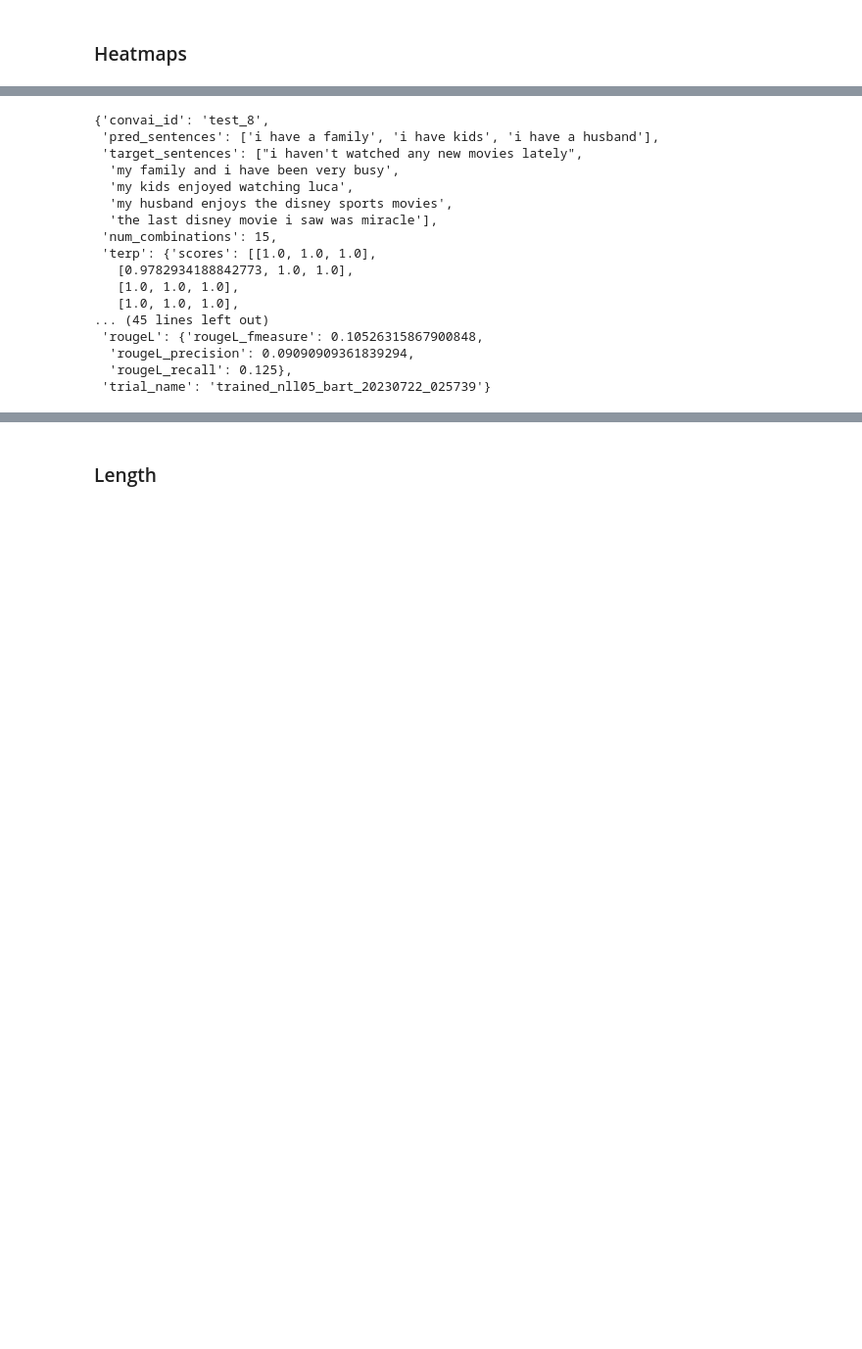
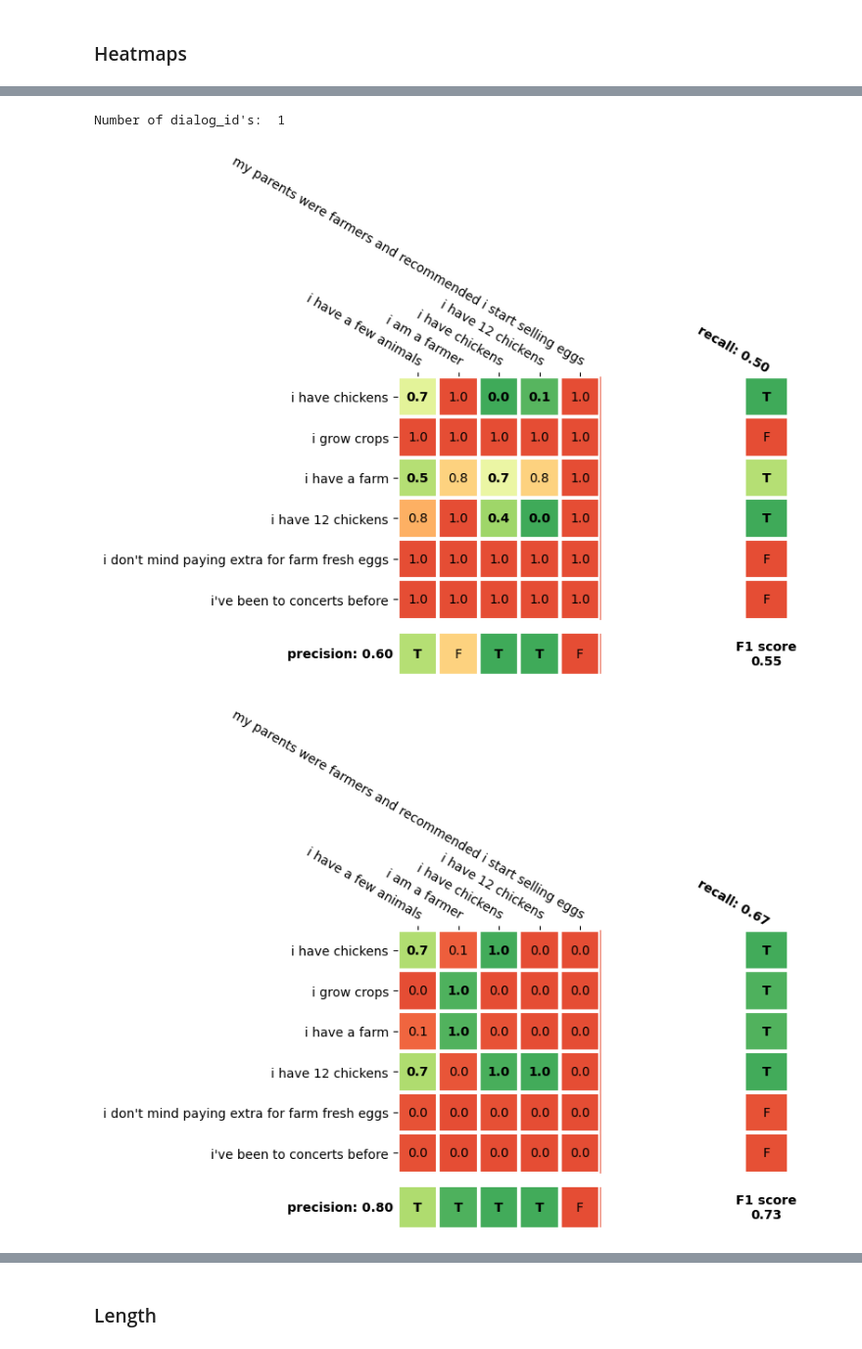
Before and after one commit to FrankVerhoef/pex, a Jupyter notebook: notebooks/analyse_bart_summary_eval.ipynb, the cells around one changed output, grey strips where cells are left out. Shown at 98% size. Cells and saved outputs as stored; diff of their text form; code cells hidden in the pictures; blank space fills up the shorter version.

Commit message:
reorganize files and test notebooks

```diff
--- a/notebooks/analyse_bart_summary_eval.ipynb
+++ b/notebooks/analyse_bart_summary_eval.ipynb
@@ -20,8 +19,3 @@ import os
 import math
 from ast import literal_eval
 import matplotlib.pyplot as plt
-# %%
-prepfile = "/Users/FrankVerhoef/Programming/PEX/data/msc/msc_dialogue/preprocessed:trained_base_reweighted_bart:session_4_test.json"
-with open(prepfile) as f:
-    d = json.loads(f.read())
-print(len(d))
@@ -32,7 +24,7 @@ print(len(d))
 # %%
 # List the available files in the eval_results directory
 
-eval_results_dir = "/Users/FrankVerhoef/Programming/PEX/output/eval_results/"
+eval_results_dir = "/Users/FrankVerhoef/Programming/PEX/output/eval_results/summarize/"
 files = sorted([item.path for item in os.scandir(eval_results_dir) if not item.is_dir()])
 files
 # %% [output]
@@ -203,2 +241,5 @@ eval_results_df.head()
+# %%
+all_stats_df['gen_config'] = all_stats_df[decoder_options].apply(format_gen_config, axis=1).astype(gen_config_cat)
+eval_results_df['gen_config'] = eval_results_df[decoder_options].apply(format_gen_config, axis=1).astype(gen_config_cat)
 # %% [markdown]
 ## Analysis of the aggregated stats
@@ -766,20 +802,24 @@ Number of dialog_id's:  5
-# %%
-results_dict[4]
-# %% [output]
-{'convai_id': 'test_8',
- 'pred_sentences': ['i have a family', 'i have kids', 'i have a husband'],
- 'target_sentences': ["i haven't watched any new movies lately",
-  'my family and i have been very busy',
-  'my kids enjoyed watching luca',
-  'my husband enjoys the disney sports movies',
-  'the last disney movie i saw was miracle'],
- 'num_combinations': 15,
- 'terp': {'scores': [[1.0, 1.0, 1.0],
-   [0.9782934188842773, 1.0, 1.0],
-   [1.0, 1.0, 1.0],
-   [1.0, 1.0, 1.0],
-... (45 lines left out)
- 'rougeL': {'rougeL_fmeasure': 0.10526315867900848,
-  'rougeL_precision': 0.09090909361839294,
-  'rougeL_recall': 0.125},
- 'trial_name': 'trained_nll05_bart_20230722_025739'}
+# %%
+### ***THESIS*** Figure 4.11; sample in thesis has convai_id `test_2' and generation strategy 'Flat-Broad beam' with summary for session 4.
+
+# Make heatmaps for a selection of summaries
+
+# Select which heatmaps to print
+convai_id = 'test_2'
+session = 4
+gen_config = 'Flat-Broad beam'
+
+# Define subselection of dataframe
+selected_metrics = ['nli_tp', 'nli_pt', 'nli_avg', 'terp']
+selection = (eval_results_df['convai_id'] == convai_id) & (eval_results_df['session'] == session) & (eval_results_df['gen_config'] == gen_config)
+results_dict = eval_results_df[selection][selected_metrics + ['target_sentences', 'pred_sentences', 'convai_id']].to_dict('index')
+print("Number of dialog_id's: ", len(results_dict.keys()))
+
+# Plot and save the heatmaps
+savedir = "../docs/"
+subset = 'test'      # Because all eval_results are from test dataset, is used in title of the saved file
+plot_heatmaps(results_dict, session, subset, savedir)
+# %% [output]
+Number of dialog_id's:  1
+[figure, added]
+[figure, added]
```
Also changed, not shown: parts of 20 cells of this notebook, 33 other files.
